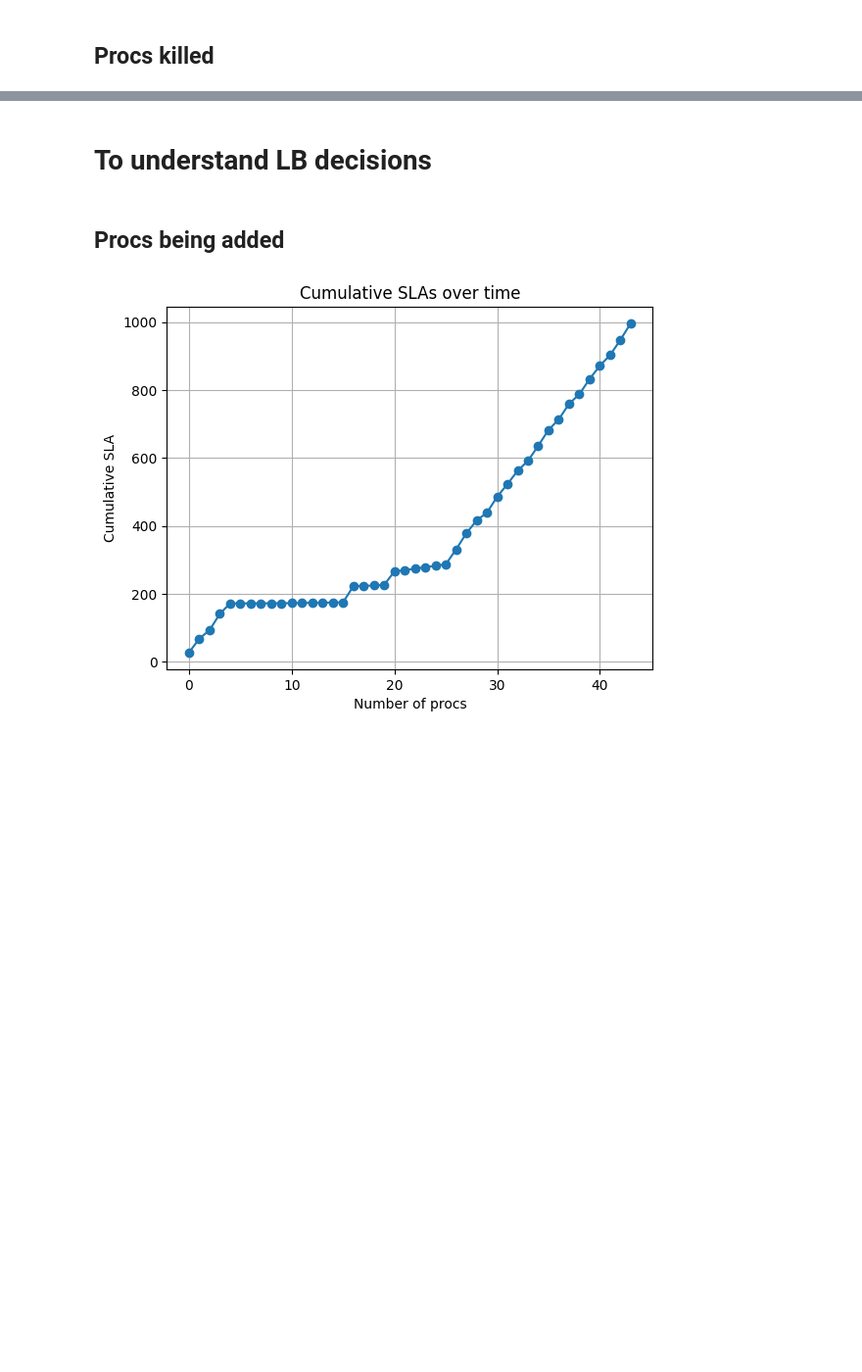
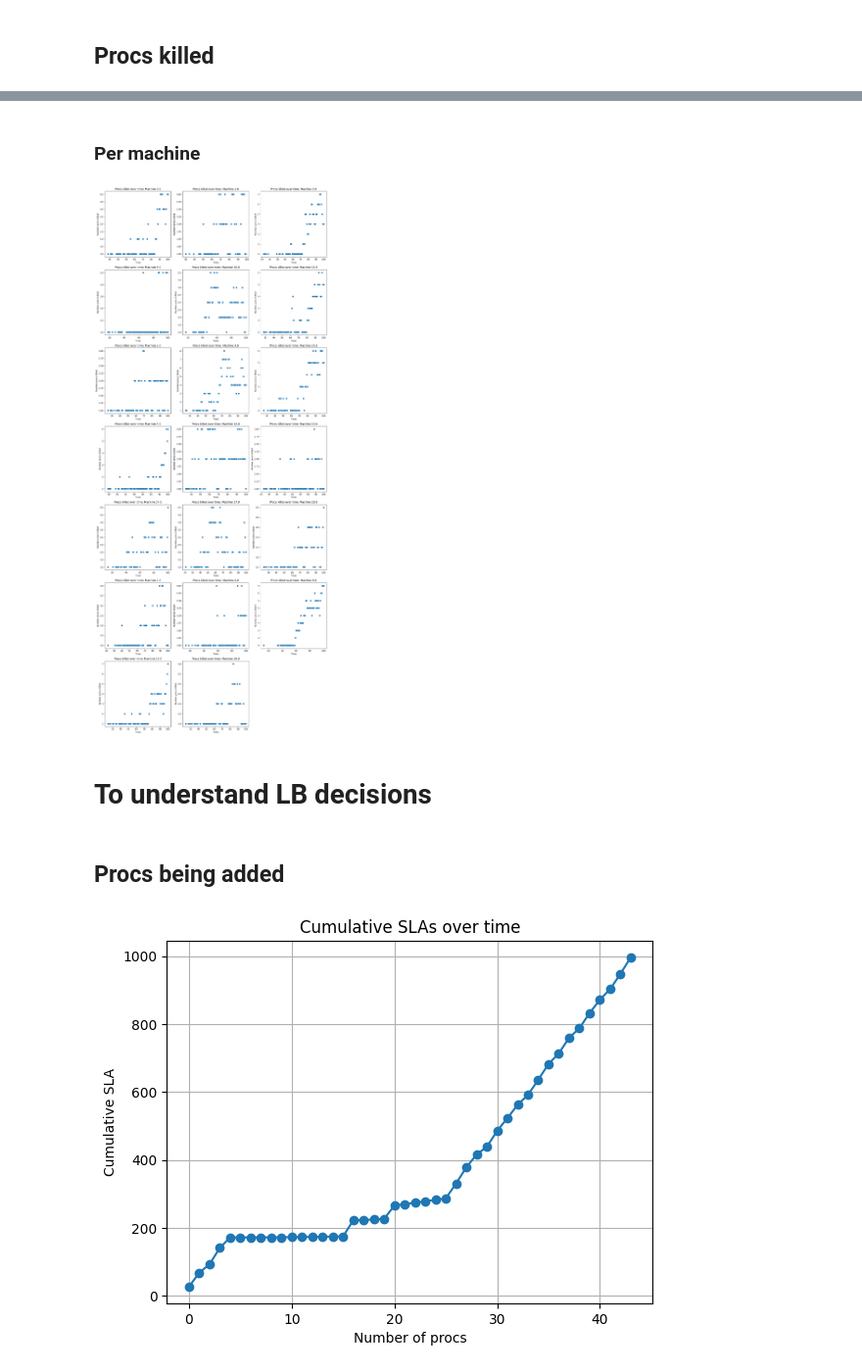
Before and after one commit to hannahmanuela/scheduler-simulator, a Jupyter notebook: results/analyze_output.ipynb, the cells around one changed output, grey strips where cells are left out. Shown at 98% size. Cells and saved outputs as stored; diff of their text form; code cells hidden in the pictures; blank space fills up the shorter version.

```diff
--- a/results/analyze_output.ipynb
+++ b/results/analyze_output.ipynb
@@ -80,3 +106,38 @@ ticks_procs_killed
+# %% [markdown]
+### Per machine
+# %%
+unique_ids = procs_late['machineID'].unique()
+
+# Set up subplots
+num_plots = len(unique_ids)
+num_cols = 3  # Adjust as needed
+num_rows = -(-num_plots // num_cols)  # Ceiling division
+
+fig, axes = plt.subplots(num_rows, num_cols, figsize=(15, 5*num_rows))
+if num_rows > 1 and num_cols > 1:
+    axes = axes.flatten()
+
+# Plot each machine's data
+for i, id_ in enumerate(unique_ids):
+    ax = axes[i]
+
+    procs_killed_here = procs_killed.where((procs_killed['machineID']==id_)).dropna().reset_index(drop=True)
+    ticks_procs_killed_here = procs_killed_here[["tick"]].groupby("tick").size().reset_index(name='counts')
+
+    ax.scatter(ticks_procs_killed_here["tick"], ticks_procs_killed_here['counts'].values)
+    ax.set_title(f'Procs killed over time: Machine {id_}')
+    ax.set_xlabel('Ticks')
+    ax.set_ylabel('Number procs killed')
+    # ax.set_grid(True)
+
+# If there are unused subplots, hide them
+for i in range(len(unique_ids), num_rows * num_cols):
+    axes[i].axis('off')
+
+plt.tight_layout()
+plt.show()
+# %% [output]
+[figure, added]
 # %% [markdown]
 # To understand LB decisions
 # %% [markdown]
```
Also changed, not shown: parts of 6 cells of this notebook, 5 other files.
